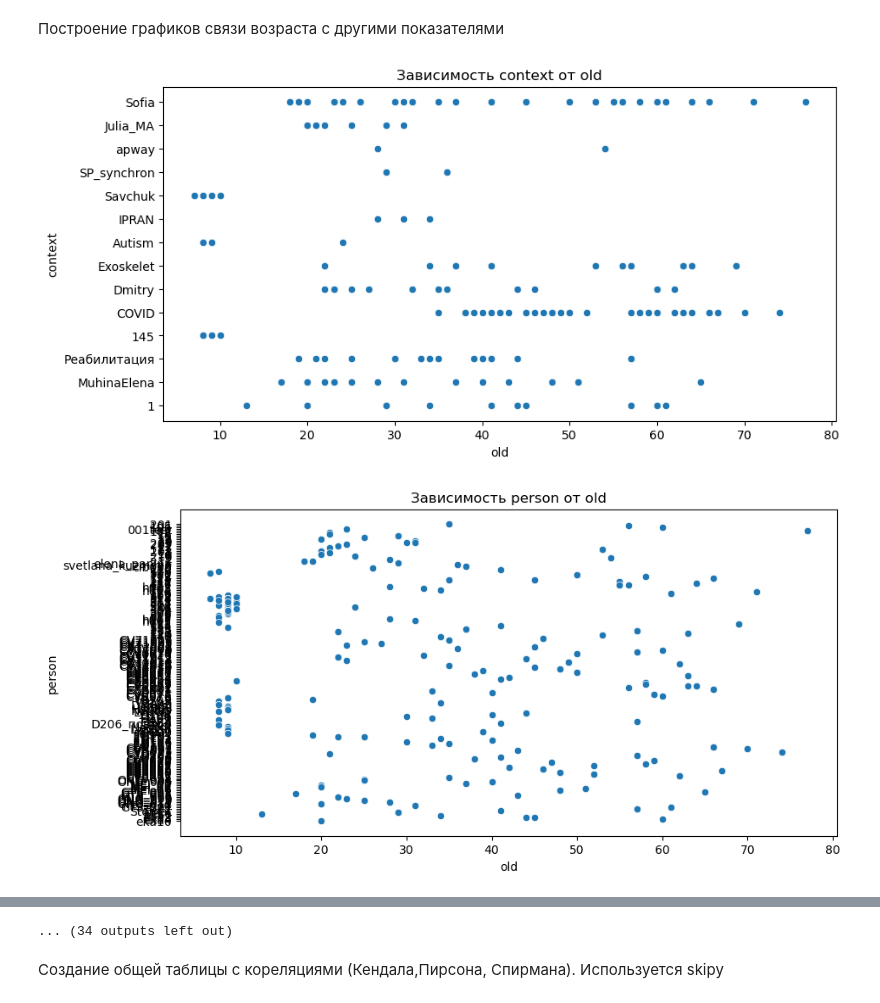
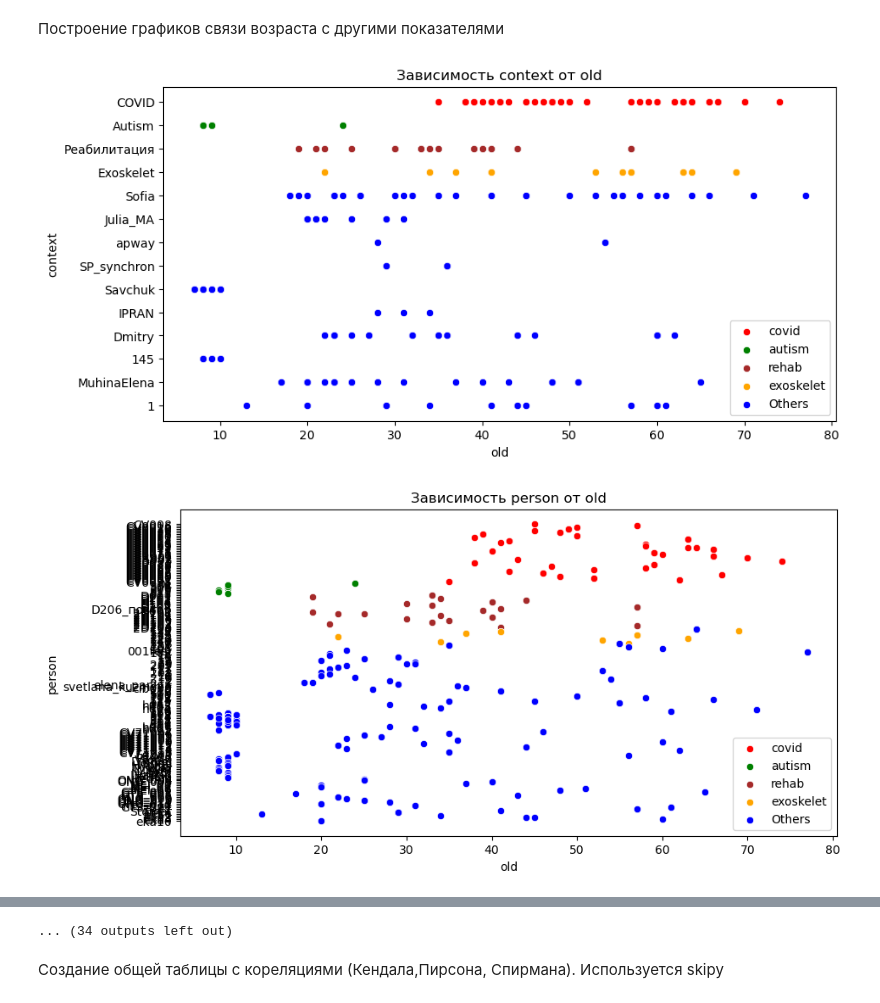
Before and after one commit to CaktusJohn/Stroop-test-analysis, a Jupyter notebook: First_an.ipynb, the cells around one changed output, grey strips where cells are left out. Drawn from its saved outputs; the diff is of its cells as text; code cells hidden in the pictures.

```diff
--- a/First_an.ipynb
+++ b/First_an.ipynb
@@ -78,12 +78,22 @@ sns.kdeplot(women)
 # %% [markdown]
 Построение графиков связи возраста с другими показателями
 # %%
+mask_covid = data['context'] == 'COVID'  #маски для фильтрации
+mask_autism = data['context'] == 'Autism'
+mask_rehab = data['context'] == 'Реабилитация'
+mask_exoskelet = data['context'] == 'Exoskelet'
+
 particular_column = 'old';
 for i in range(4,len(data.columns)-1):
     if data.columns[i] != particular_column:
         plt.figure(figsize=(10,5))
-        sns.scatterplot(x=data['old'], y=data[data.columns[i]])
+        sns.scatterplot(data=data[mask_covid], x='old', y=data.columns[i],color='red',label='covid')
+        sns.scatterplot(data=data[mask_autism], x='old', y=data.columns[i],color='green',label='autism')
+        sns.scatterplot(data=data[mask_rehab], x='old', y=data.columns[i],color='brown',label='rehab')
+        sns.scatterplot(data=data[mask_exoskelet], x='old', y=data.columns[i],color="orange",label='exoskelet')
+        sns.scatterplot(data=data[~(mask_covid | mask_autism | mask_rehab | mask_exoskelet)], x='old', y=data.columns[i], color='blue', label='Others')
+        plt.legend()
         plt.title(f'Зависимость {data.columns[i]} от {particular_column}')
 # %% [output]
-[figure, old version]
+[figure, new version]
-[figure, old version]
+[figure, new version]
```
Also changed, not shown: parts of 6 cells of this notebook, 3 other files.
